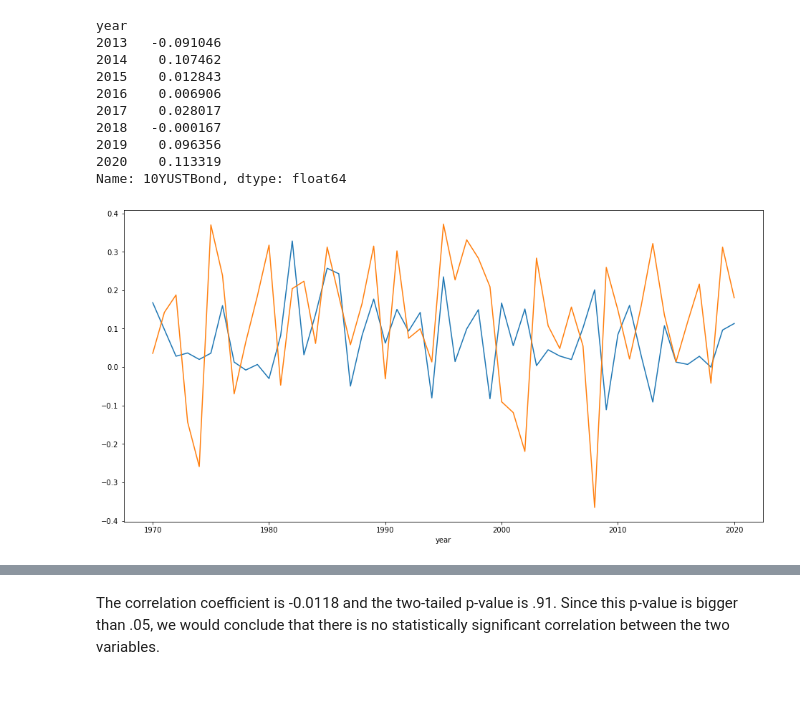
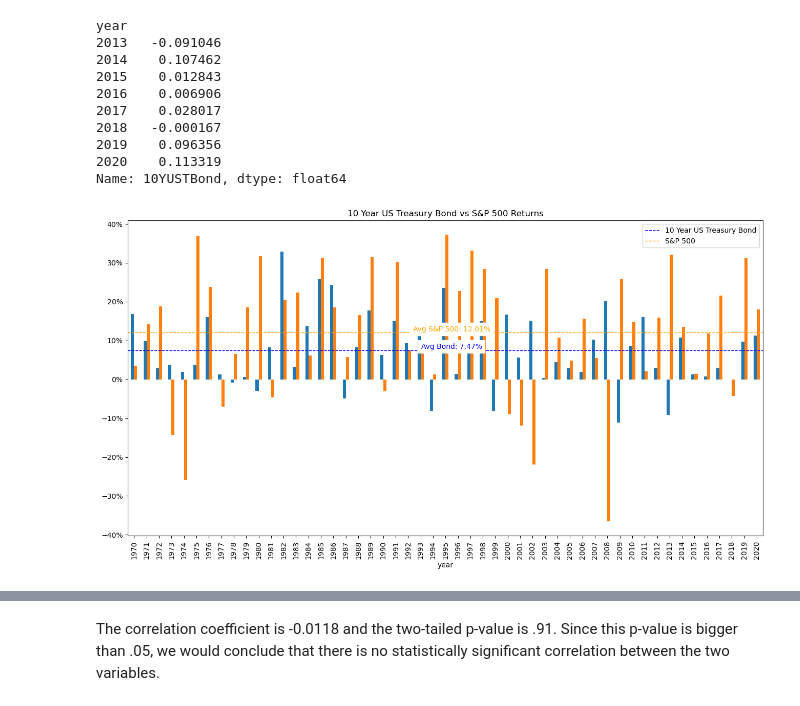
Before and after one commit to jorisp/tradingnotebooks, a Jupyter notebook: HistoricalReturns.ipynb, the cells around one changed output, grey strips where cells are left out. Cells and saved outputs as stored; diff of their text form; code cells hidden in the pictures.

```diff
--- a/HistoricalReturns.ipynb
+++ b/HistoricalReturns.ipynb
@@ -41,13 +42,34 @@ year
 2019    0.096356
 2020    0.113319
 Name: 10YUSTBond, dtype: float64
-# %%
-plt.figure(figsize=(16,8))
-df['10YUSTBond'].loc['1970':].plot(label='10 Year US Treasure Bond')
-df['SP500ret'].loc['1970':].plot(label='S&P 500')
-ax1 = plt.subplot
-plt.show()
-# %% [output]
-[figure, removed]
+# %%
+plt.figure(figsize=(16,8))
+
+ax = df.loc['1970':][['10YUSTBond', 'SP500ret']].plot(kind='bar', figsize=(16,8), ax=plt.gca())
+
+# Format y-axis as percentage
+ax.yaxis.set_major_formatter(mtick.PercentFormatter(1.0))  # If your data is in decimal (e.g., 0.05 for 5%)
+
+#df.loc['1970':][['10YUSTBond', 'SP500ret']].plot(kind='bar', figsize=(16,8))
+#df['10YUSTBond'].loc['1970':].plot(label='10 Year US Treasure Bond')
+#df['SP500ret'].loc['1970':].plot(label='S&P 500')
+
+
+# Calculate averages
+avg_bond = df.loc['1970':, '10YUSTBond'].mean()
+avg_sp500 = df.loc['1970':, 'SP500ret'].mean()
+
+bondline = plt.axhline(avg_bond, color='blue', linestyle='--', linewidth=1)
+sp500_line = plt.axhline(avg_sp500, color='orange', linestyle='--', linewidth=1)
+
+# Add labels to the average lines
+ax.text(len(df.loc['1970':])/2, avg_bond, f'Avg Bond: {avg_bond:.2%}', color='blue', va='bottom', ha='center', backgroundcolor='white')
+ax.text(len(df.loc['1970':])/2, avg_sp500, f'Avg S&P 500: {avg_sp500:.2%}', color='orange', va='bottom', ha='center', backgroundcolor='white')
+
+plt.legend(["10 Year US Treasury Bond", "S&P 500"])  # Add legend text
+plt.title("10 Year US Treasury Bond vs S&P 500 Returns")
+plt.show()
+# %% [output]
+[figure, added]
 # %%
 # Compute correlation using corr()
```
Also changed, not shown: parts of 13 cells of this notebook.
